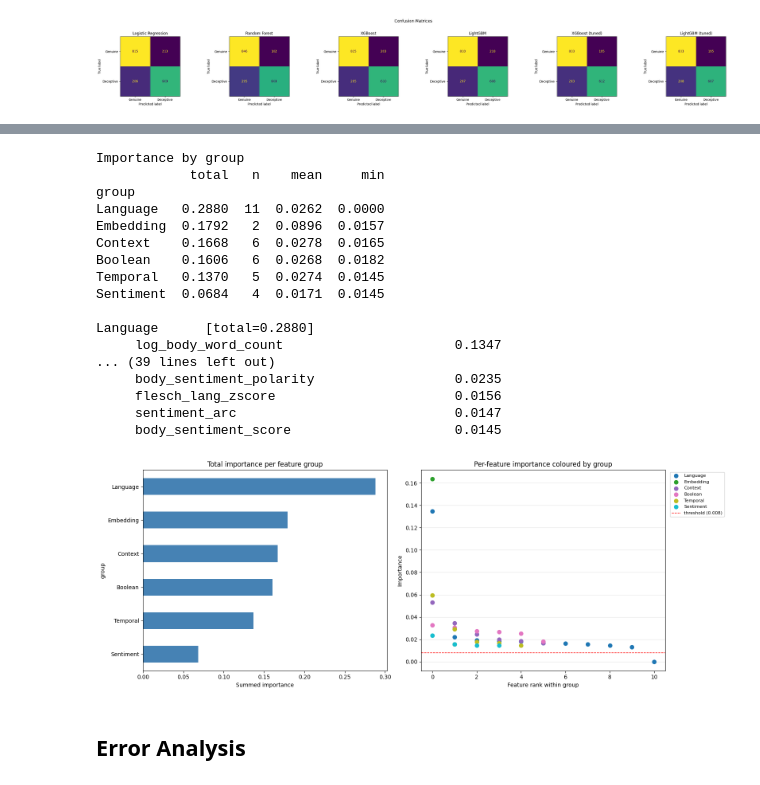
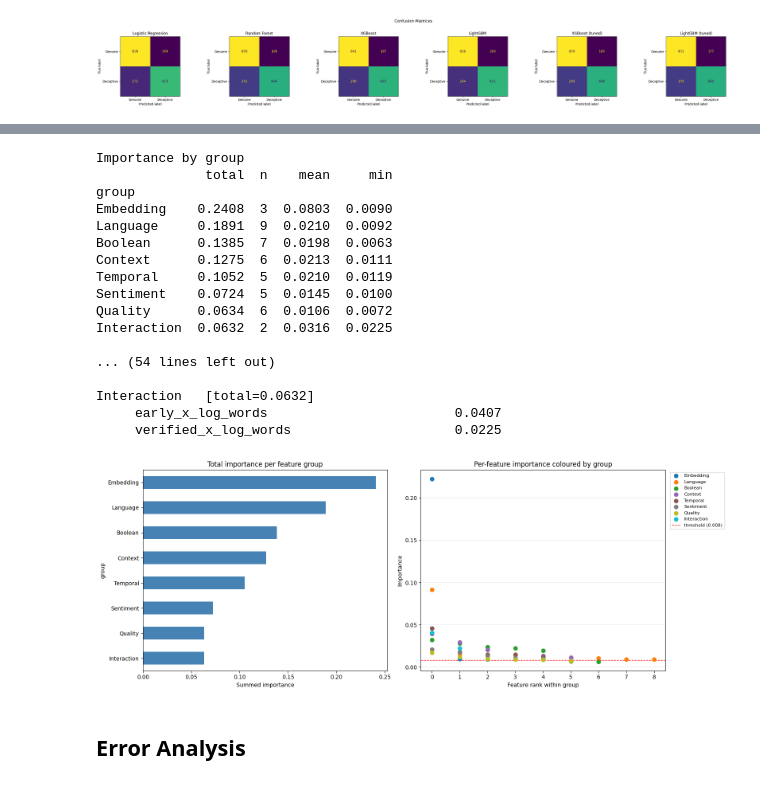
Before and after one commit to Ron-Lakeman/BigDataProject, a Jupyter notebook: src/processing/ml_model_v1.ipynb, the cells around one changed output, grey strips where cells are left out. Saved outputs shown, nothing was run; the diff lists cells and outputs as text; code cells hidden in the pictures.

```diff
--- a/src/processing/ml_model_v1.ipynb
+++ b/src/processing/ml_model_v1.ipynb
@@ -365,18 +363,20 @@ if HAS_LGB:
 ## Evaluation
 # %%
 import time
-from sklearn.model_selection import StratifiedKFold
+from sklearn.model_selection import StratifiedGroupKFold
 from sklearn.metrics import roc_auc_score, f1_score
 
-cv = StratifiedKFold(n_splits=5, shuffle=True, random_state=67)
+# Group by product вЂ” prevents within-product fold contamination
+cv = StratifiedGroupKFold(n_splits=5)
 
+print(f"CV: StratifiedGroupKFold(n_splits=5) grouped by product_parent")
 print(f"{'Model':<22} {'AUC mean':>10} {'AUC std':>9} {'F1 mean':>9} {'F1 std':>8}")
 
 cv_results = {}
 for name, pipe in models.items():
     t0 = time.time()
     auc_folds, f1_folds = [], []
-    for fold, (tr_idx, va_idx) in enumerate(cv.split(X_all, y_all)):
+    for fold, (tr_idx, va_idx) in enumerate(cv.split(X_all, y_all, groups=groups_all)):
         Xtr, Xva = X_all.iloc[tr_idx], X_all.iloc[va_idx]
         ytr, yva = y_all.iloc[tr_idx], y_all.iloc[va_idx]
         pipe.fit(Xtr, ytr)
@@ -399,22 +400,22 @@ LightGBM                   0.8282    0.0058    0.7242   0.0083   (3s)
 # %%
 param_dist = {
-    'classifier__n_estimators':     [200, 300, 400, 500, 600],
+    'classifier__n_estimators':     [200, 300, 400, 500, 600, 800],
     'classifier__max_depth':        [3, 4, 5, 6, 7],
-    'classifier__learning_rate':    [0.01, 0.03, 0.05, 0.08, 0.1],
+    'classifier__learning_rate':    [0.005, 0.01, 0.03, 0.05, 0.08],
     'classifier__subsample':        [0.65, 0.7, 0.8, 0.9],
     'classifier__colsample_bytree': [0.5, 0.6, 0.7, 0.8],
     'classifier__min_child_weight': [1, 3, 5, 7],
-    'classifier__gamma':            [0, 0.1, 0.3, 0.5],
+    'classifier__gamma':            [0, 0.1, 0.3, 0.5, 1.0],
     'classifier__reg_alpha':        [0, 0.01, 0.1, 0.5, 1.0],
     'classifier__reg_lambda':       [0.5, 1.0, 2.0, 5.0],
 }
 
 search = RandomizedSearchCV(
     xgb, param_distributions=param_dist,
-    n_iter=40, scoring='roc_auc', cv=cv,
+    n_iter=100, scoring='roc_auc', cv=cv,
     random_state=67, n_jobs=-1, verbose=0
 )
-search.fit(X_all, y_all)
+search.fit(X_all, y_all, groups=groups_all)
 
 print(f"Best XGBoost AUC (CV): {search.best_score_:.4f}")
 print(f"Best params: {search.best_params_}")
@@ -428,7 +429,7 @@ if HAS_LGB:
         'classifier__n_estimators':      [200, 300, 400, 500, 600],
         'classifier__num_leaves':        [15, 31, 50, 63, 80],
         'classifier__max_depth':         [-1, 4, 6, 8],
-        'classifier__learning_rate':     [0.01, 0.03, 0.05, 0.08, 0.1],
+        'classifier__learning_rate':     [0.005, 0.01, 0.03, 0.05, 0.08],
         'classifier__subsample':         [0.65, 0.7, 0.8, 0.9],
         'classifier__colsample_bytree':  [0.5, 0.6, 0.7, 0.8],
         'classifier__min_child_samples': [10, 20, 30, 50],
@@ -437,14 +438,14 @@ if HAS_LGB:
     }
     lgb_search = RandomizedSearchCV(
         models['LightGBM'], param_distributions=lgb_param_dist,
-        n_iter=40, scoring='roc_auc', cv=cv,
+        n_iter=100, scoring='roc_auc', cv=cv,
         random_state=67, n_jobs=-1, verbose=0
     )
-    lgb_search.fit(X_all, y_all)
+    lgb_search.fit(X_all, y_all, groups=groups_all)
     print(f"Best LightGBM AUC (CV): {lgb_search.best_score_:.4f}")
     print(f"Best params: {lgb_search.best_params_}")
     best_lgb = lgb_search.best_estimator_
 else:
     best_lgb = None
-    print("LightGBM not available skipping tuning")
+    print("LightGBM not available, skipping tuning")
 # %% [output]
@@ -623,17 +632,19 @@ headline_body_cosine_sim      60
 # %%
 _group_map = (
-    [(f, 'Temporal')   for f in temporal_features]  +
-    [(f, 'Language')   for f in language_features]  +
-    [(f, 'Embedding')  for f in embedding_features] +
-    [(f, 'Sentiment')  for f in sentiment_features] +
-    [(f, 'Context')    for f in context_features]   +
-    [(f, 'Boolean')    for f in boolean_features]
+    [(f, 'Temporal')     for f in temporal_features]    +
+    [(f, 'Language')     for f in language_features]    +
+    [(f, 'Embedding')    for f in embedding_features]   +
+    [(f, 'Sentiment')    for f in sentiment_features]   +
+    [(f, 'Quality')      for f in quality_features]     +
+    [(f, 'Context')      for f in context_features]     +
+    [(f, 'Interaction')  for f in interaction_features] +
+    [(f, 'Boolean')      for f in boolean_features]
 )
 group_lookup = dict(_group_map)
 
 feat_imp_df = feat_imp.reset_index()
 feat_imp_df.columns = ['feature', 'importance']
-feat_imp_df['group'] = feat_imp_df['feature'].map(group_lookup)
+feat_imp_df['group'] = feat_imp_df['feature'].map(group_lookup).fillna('Other')
 
 group_totals = (feat_imp_df.groupby('group')['importance']
                 .agg(total='sum', n='count', mean='mean', min='min')
@@ -651,48 +662,48 @@ for grp in group_totals.index:
     for _, row in sub.iterrows():
         flag = ' !' if row['importance'] < WARN_THRESHOLD else '  '
         print(f"  {flag} {row['feature']:<40s} {row['importance']:.4f}")
 
 fig, axes = plt.subplots(1, 2, figsize=(16, 6))
 
 group_totals['total'].sort_values().plot(kind='barh', ax=axes[0], color='steelblue')
 axes[0].set_title('Total importance per feature group')
 axes[0].set_xlabel('Summed importance')
 
 import matplotlib.cm as cm
 groups_ordered = group_totals.index.tolist()
 colours = cm.tab10(np.linspace(0, 1, len(groups_ordered)))
 colour_map = dict(zip(groups_ordered, colours))
 for grp, col in colour_map.items():
     sub = feat_imp_df[feat_imp_df['group'] == grp].sort_values('importance', ascending=False)
     axes[1].scatter(range(len(sub)), sub['importance'], label=grp, color=col, s=50, zorder=3)
 axes[1].axhline(WARN_THRESHOLD, color='red', linestyle='--', linewidth=1, label=f'threshold ({WARN_THRESHOLD})')
 axes[1].set_title('Per-feature importance coloured by group')
 axes[1].set_xlabel('Feature rank within group')
 axes[1].set_ylabel('Importance')
 axes[1].legend(bbox_to_anchor=(1.01, 1), loc='upper left', fontsize=8)
 axes[1].grid(axis='y', alpha=0.3)
 
 plt.tight_layout()
 plt.show()
 # %% [output]
 Importance by group
-            total   n    mean     min
+              total  n    mean     min
 group
-Language   0.2880  11  0.0262  0.0000
-Embedding  0.1792   2  0.0896  0.0157
-Context    0.1668   6  0.0278  0.0165
-Boolean    0.1606   6  0.0268  0.0182
-Temporal   0.1370   5  0.0274  0.0145
-Sentiment  0.0684   4  0.0171  0.0145
+Embedding    0.2408  3  0.0803  0.0090
+Language     0.1891  9  0.0210  0.0092
+Boolean      0.1385  7  0.0198  0.0063
+Context      0.1275  6  0.0213  0.0111
+Temporal     0.1052  5  0.0210  0.0119
+Sentiment    0.0724  5  0.0145  0.0100
+Quality      0.0634  6  0.0106  0.0072
+Interaction  0.0632  2  0.0316  0.0225
 
-Language      [total=0.2880]
-     log_body_word_count                      0.1347
-... (39 lines left out)
-     body_sentiment_polarity                  0.0235
-     flesch_lang_zscore                       0.0156
-     sentiment_arc                            0.0147
-     body_sentiment_score                     0.0145
+... (54 lines left out)
+
+Interaction   [total=0.0632]
+     early_x_log_words                        0.0407
+     verified_x_log_words                     0.0225
-[figure, old version]
+[figure, new version]
 # %% [markdown]
 ## Error Analysis
 # %%
```
Also changed, not shown: parts of 24 cells of this notebook, 24 other files.
